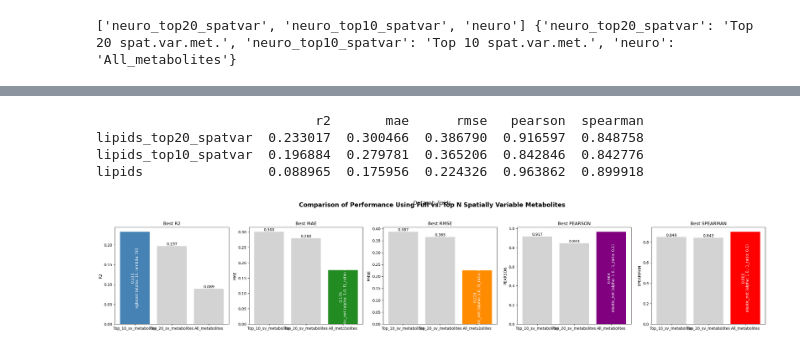
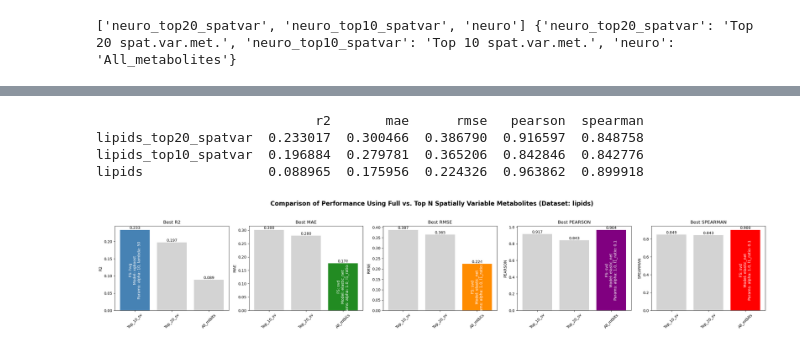
Before and after one commit to eirgnkl/pipeline, a Jupyter notebook: notebooks/viz_multitasks.ipynb, the cells around one changed output, grey strips where cells are left out. Cells and saved outputs as stored; diff of their text form; code cells hidden in the pictures.

```diff
--- a/notebooks/viz_multitasks.ipynb
+++ b/notebooks/viz_multitasks.ipynb
@@ -18,21 +27,23 @@ print(tasks, task_aliases)
 # %%
-#List your tasks here
+# List your tasks here
 ds_marker = 'lipids'
+# ds_marker = 'neuro'
+
+
 tasks = [f'{ds_marker}_top20_spatvar', f'{ds_marker}_top10_spatvar', ds_marker]
 
-
-save_directory = '/lustre/groups/ml01/workspace/eirini.giannakoulia/pipelize/visualizations'
+save_directory = '/lustre/groups/ml01/workspace/eirini.giannakoulia/pipeline/visualizations'
 filename = f'{ds_marker}_full_vs_spatially_variable_metabolites.png'
 
 task_aliases = {
     f'{ds_marker}_top20_spatvar': 'Top_10_sv',
     f'{ds_marker}_top10_spatvar': 'Top_20_sv',
-    ds_marker: 'All_metabolites'
+    ds_marker: 'All_mtblts'
 }
 
 base_dir = '/lustre/groups/ml01/workspace/eirini.giannakoulia/pipeline/data/reports'
 
-#Define used metrics
+# Define used metrics
 metrics = ['r2', 'mae', 'rmse', 'pearson', 'spearman']
 best_direction = {
     'r2': 'max',
@@ -42,7 +53,7 @@ best_direction = {
     'spearman': 'max'
 }
 
-#Define highlight colours for the best overall value of each metric.
+# Define highlight colours for the best overall value of each metric.
 highlight_colors = {
     'r2': 'steelblue',
     'mae': 'forestgreen',
@@ -52,22 +63,20 @@ highlight_colors = {
 }
 default_color = 'lightgray'
 
-# Function to create a short summary of a method, based on its name and parameters.
-def get_method_summary(method_name, method_params):
+# Function to extract a short parameter summary (first two key-value pairs)
+def get_params_summary(method_params):
     try:
-        # Convert to a dictionary if it's a string representation.
         if not isinstance(method_params, dict):
             params_dict = eval(method_params)
         else:
             params_dict = method_params
-        # Get the first two key-value pairs.
         first_items = list(params_dict.items())[:2]
         params_info = ", ".join([f"{k}: {v}" for k, v in first_items])
-        return f"{method_name} ({params_info})"
+        return params_info
     except Exception:
-        return f"{method_name}"
+        return ""
 
-#Dictionaries to store the best metric values and the best method summaries for each task.
+# Dictionaries to store the best metric values and best method details for each task.
 best_values = {}
 best_methods = {}
 
@@ -79,6 +88,7 @@ for task in tasks:
     best_methods[task] = {}
 
     for metric in metrics:
+        # Select the best index based on the desired direction.
         if best_direction[metric] == 'max':
             idx = df[metric].idxmax()
         else:
@@ -86,10 +96,17 @@ for task in tasks:
         best_val = df.loc[idx, metric]
         best_values[task][metric] = best_val
 
-        # Get the method details and create a short summary.
+        # Get details from the dataframe.
         method_name = df.loc[idx, 'method_name']
         method_params = df.loc[idx, 'method_params']
-        best_methods[task][metric] = get_method_summary(method_name, method_params)
+        featsel_value = df.loc[idx, 'featsel']
+
+        # Create a multi-line annotation:
+        #  Line 1: FS info
+        #  Line 2: Model name
+        #  Line 3: Parameters summary (first two key–value pairs)
+        params_info = get_params_summary(method_params)
+        best_methods[task][metric] = f"FS: {featsel_value}\nModel: {method_name}\nParams: {params_info}"
 
 # Convert the best values dictionary into a DataFrame (tasks as rows, metrics as columns).
 best_df = pd.DataFrame.from_dict(best_values, orient='index')
@@ -115,52 +132,51 @@ for i, metric in enumerate(metrics):
         highlight_colors[metric] if best_df.loc[task, metric] == overall_best_value else default_color
         for task in best_df.index
     ]
 
     bars = ax.bar(x_labels, best_df[metric], color=colors)
 
     # Annotate each bar.
     for bar, task in zip(bars, best_df.index):
         height = bar.get_height()
+        # Place the best value annotation on top of the bar (outside the bar).
+        ax.text(
+            bar.get_x() + bar.get_width()/2, height,
+            f"{height:.3f}",
+            ha='center', va='bottom', fontsize=10, color='black'
+        )
+
+        # For the best bar, add multi-line annotation inside the bar.
         if height == overall_best_value:
-            # For the top model, include the value and method summary.
-            label = f"{height:.3f}\n{best_methods[task][metric]}"
-            # Place the label inside the bar with vertical text.
+            # Dynamically scale font size based on bar height.
+            scale_factor = height / overall_best_value  # equals 1 for the best bar
+            adjusted_font_size = max(6, 10 * scale_factor)
             ax.text(
-                bar.get_x() + bar.get_width()/2, height/2, label,
-                ha='center', va='center', fontsize=10, color='white', rotation=90
-            )
-        else:
-            # For other bars, just display the numeric value above the bar.
-            ax.text(
-                bar.get_x() + bar.get_width()/2, height, f"{height:.3f}",
-                ha='center', va='bottom', fontsize=10
+                bar.get_x() + bar.get_width()/2, height/2,
+                best_methods[task][metric],
+                ha='center', va='center', fontsize=adjusted_font_size,
+                color='white', rotation=90
             )
 
     ax.set_title(f"Best {metric.upper()}")
     ax.set_ylabel(metric.upper())
-    # No need to rotate x-axis labels now that we use short alias names.
-    ax.tick_params(axis='x', labelrotation=0)
+    # Rotate x-axis labels 45 degrees.
+    ax.tick_params(axis='x', labelrotation=45)
 
-
-# Add a main title and a subtitle to describe the visualization
+# Update the main title to include the dataset task.
 plt.suptitle(
-    "Comparison of Performance Using Full vs. Top N Spatially Variable Metabolites",
+    f"Comparison of Performance Using Full vs. Top N Spatially Variable Metabolites (Dataset: {ds_marker})",
     fontsize=16, fontweight='bold'
 )
-plt.figtext(
-    0.5, 0.96, f"Dataset: {ds_marker}", ha="center", fontsize=14, fontstyle='italic'
-)
 
-plt.tight_layout(rect=[0, 0, 1, 0.94])  # Adjust layout to fit the titles
-
+plt.tight_layout(rect=[0, 0, 1, 0.94])  # Adjust layout to fit the title
 full_path = os.path.join(save_directory, filename)
 os.makedirs(save_directory, exist_ok=True)
 plt.savefig(full_path, dpi=300, bbox_inches='tight')
 
 plt.show()
 # %% [output]
                             r2       mae      rmse   pearson  spearman
 lipids_top20_spatvar  0.233017  0.300466  0.386790  0.916597  0.848758
 lipids_top10_spatvar  0.196884  0.279781  0.365206  0.842846  0.842776
 lipids                0.088965  0.175956  0.224326  0.963862  0.899918
-[figure, old version]
+[figure, new version]
```
Also changed, not shown: parts of 1 cell of this notebook, 2 other files.
